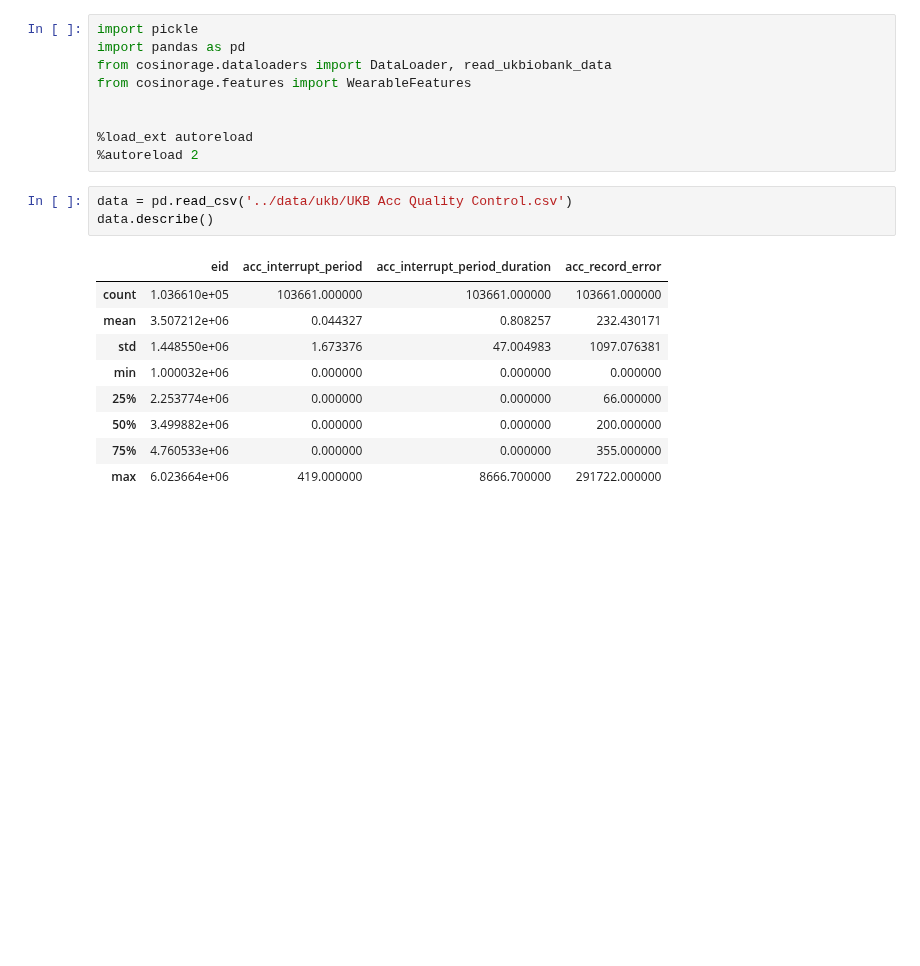
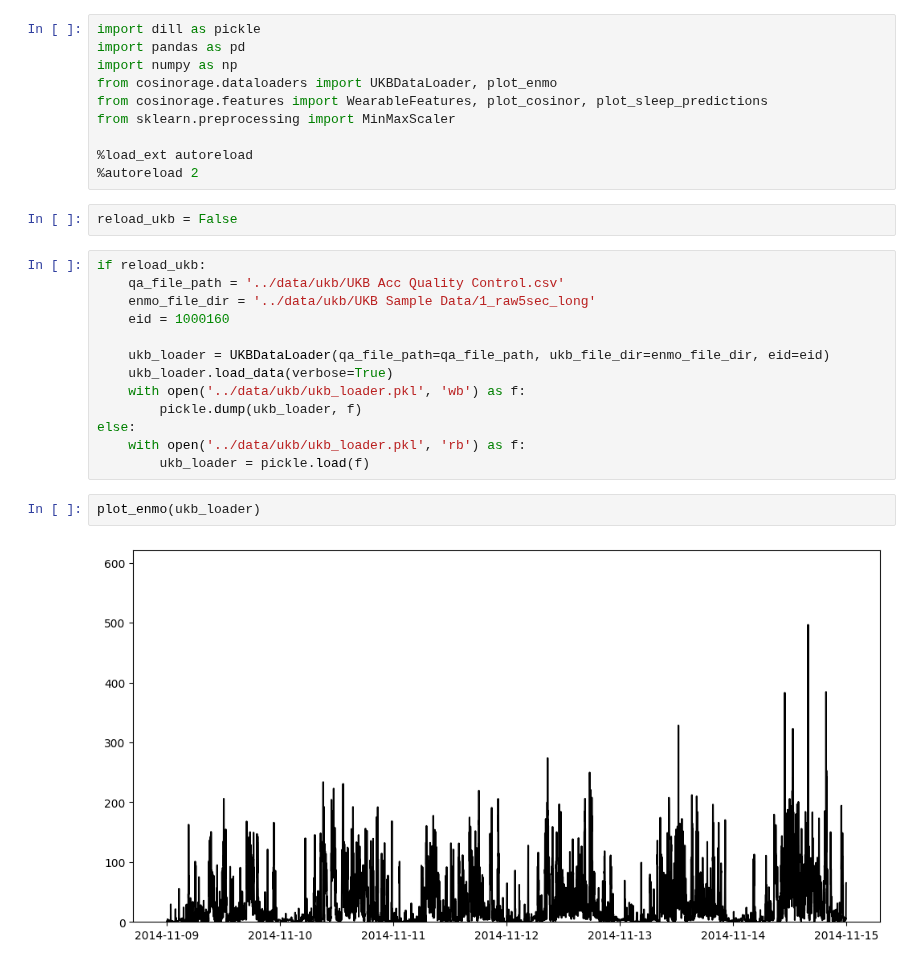
Before and after one commit to ADAMMA-CDHI-ETH-Zurich/CosinorAge, a Jupyter notebook: examples/ukb_example.ipynb, the cells around one changed output. Drawn from its saved outputs; the diff is of its cells as text; blank space fills up the shorter version.

```diff
--- a/examples/ukb_example.ipynb
+++ b/examples/ukb_example.ipynb
@@ -1,22 +1,29 @@
 # %%
-import pickle
+import dill as pickle
 import pandas as pd
-from cosinorage.dataloaders import DataLoader, read_ukbiobank_data
-from cosinorage.features import WearableFeatures
-
+import numpy as np
+from cosinorage.dataloaders import UKBDataLoader, plot_enmo
+from cosinorage.features import WearableFeatures, plot_cosinor, plot_sleep_predictions
+from sklearn.preprocessing import MinMaxScaler
 
 %load_ext autoreload
 %autoreload 2
-# %%
-data = pd.read_csv('../data/ukb/UKB Acc Quality Control.csv')
-data.describe()
-# %% [output]
-|  | eid | acc_interrupt_period | acc_interrupt_period_duration | acc_record_error |
-| count | 1.036610e+05 | 103661.000000 | 103661.000000 | 103661.000000 |
-| mean | 3.507212e+06 | 0.044327 | 0.808257 | 232.430171 |
-| std | 1.448550e+06 | 1.673376 | 47.004983 | 1097.076381 |
-| min | 1.000032e+06 | 0.000000 | 0.000000 | 0.000000 |
-| 25% | 2.253774e+06 | 0.000000 | 0.000000 | 66.000000 |
-| 50% | 3.499882e+06 | 0.000000 | 0.000000 | 200.000000 |
-| 75% | 4.760533e+06 | 0.000000 | 0.000000 | 355.000000 |
-| max | 6.023664e+06 | 419.000000 | 8666.700000 | 291722.000000 |
+# %%
+reload_ukb = False
+# %%
+if reload_ukb:
+    qa_file_path = '../data/ukb/UKB Acc Quality Control.csv'
+    enmo_file_dir = '../data/ukb/UKB Sample Data/1_raw5sec_long'
+    eid = 1000160
+
+    ukb_loader = UKBDataLoader(qa_file_path=qa_file_path, ukb_file_dir=enmo_file_dir, eid=eid)
+    ukb_loader.load_data(verbose=True)
+    with open('../data/ukb/ukb_loader.pkl', 'wb') as f:
+        pickle.dump(ukb_loader, f)
+else:
+    with open('../data/ukb/ukb_loader.pkl', 'rb') as f:
+        ukb_loader = pickle.load(f)
+# %%
+plot_enmo(ukb_loader)
+# %% [output]
+[figure, added]
```
Also changed, not shown: parts of 4 cells of this notebook, 5 other files.
